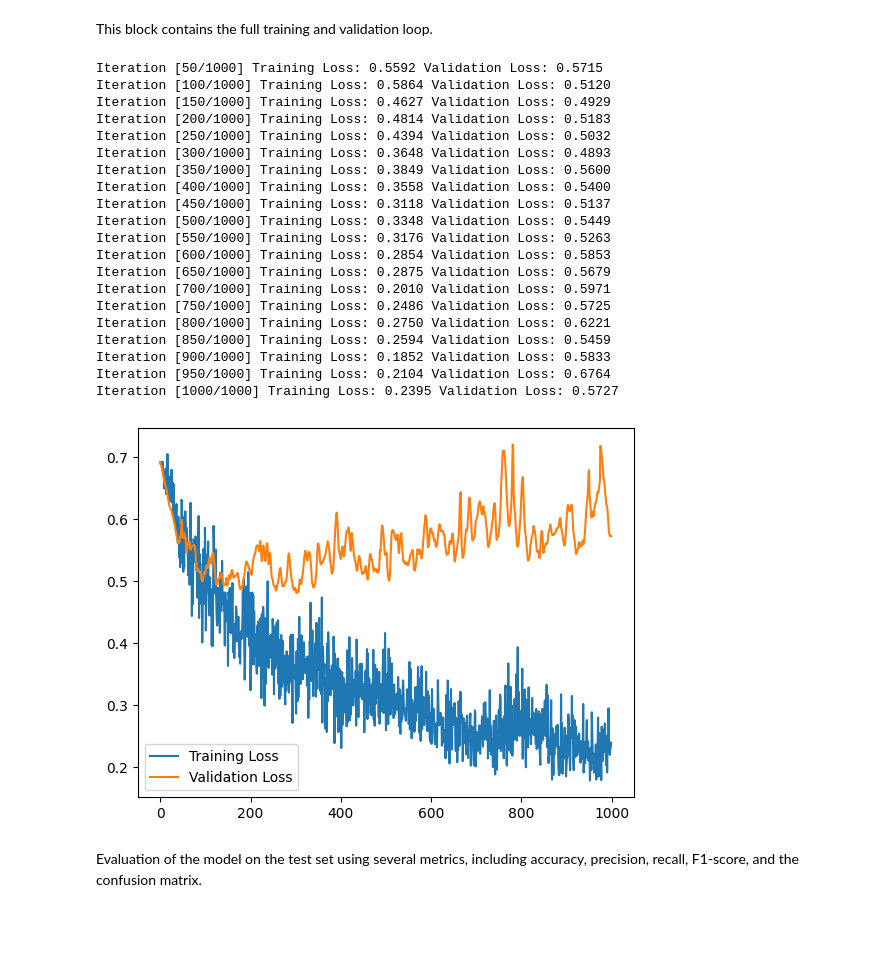
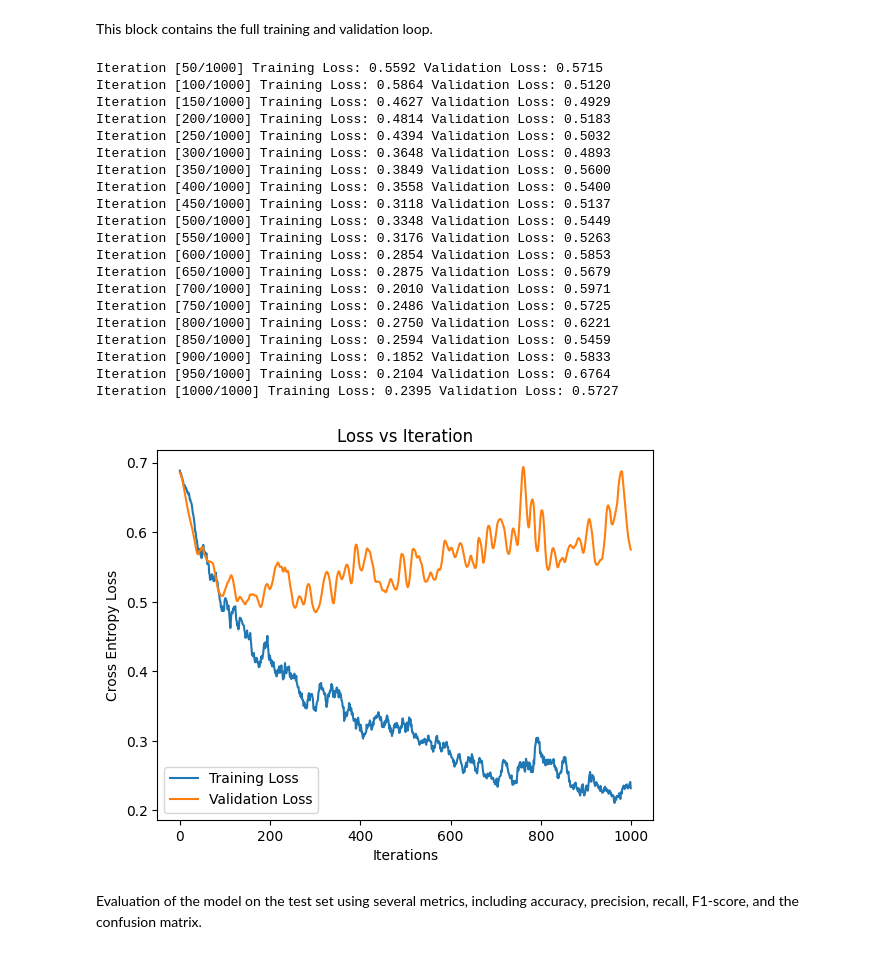
Before and after one commit to dodicodes1/Project_D0042E, a Jupyter notebook: LSTM_project.ipynb, the cells around one changed output. Saved outputs shown, nothing was run; the diff lists cells and outputs as text; code cells hidden in the pictures; blank space fills up the shorter version.

Commit message:
Changed the loss plot

```diff
--- a/LSTM_project.ipynb
+++ b/LSTM_project.ipynb
@@ -357,36 +357,57 @@ for iteration in range(iterations):
         best_model = deepcopy(model)
 
     # Print loss every 50:th iteration
     if (iteration+1)%50 == 0:
         print(f"Iteration [{iteration+1}/{iterations}] Training Loss: {training_loss:.4f} Validation Loss: {validation_loss:.4f}")
 
+
+# Function that smooths the input through a moving average
+def smooth(lst, w):
+    smoothed = []
+
+    for i in range(len(lst)):
+        # Define window start/stop
+        start = max(0, i - w // 2)
+        end = min(len(lst), i + w // 2 + 1)
+
+        # crop a window and average it
+        window = lst[start:end]
+        smoothed.append(sum(window) / len(window))
+
+    return smoothed
+
 # Plot loss curves
-plt.plot(training_losses, label = "Training Loss")
-plt.plot(validation_losses, label = "Validation Loss")
+smoothed_training_loss = smooth(training_losses,11)
+plt.plot(smoothed_training_loss, label = "Training Loss")
+smoothed_validation_losses = smooth(validation_losses,11)
+plt.plot(smoothed_validation_losses, label = "Validation Loss")
+plt.ylabel("Cross Entropy Loss")
+plt.xlabel("Iterations")
+plt.title("Loss vs Iteration")
 plt.legend()
 plt.show()
 # %% [output]
 Iteration [50/1000] Training Loss: 0.5592 Validation Loss: 0.5715
 Iteration [100/1000] Training Loss: 0.5864 Validation Loss: 0.5120
 Iteration [150/1000] Training Loss: 0.4627 Validation Loss: 0.4929
 Iteration [200/1000] Training Loss: 0.4814 Validation Loss: 0.5183
 Iteration [250/1000] Training Loss: 0.4394 Validation Loss: 0.5032
 Iteration [300/1000] Training Loss: 0.3648 Validation Loss: 0.4893
 Iteration [350/1000] Training Loss: 0.3849 Validation Loss: 0.5600
 Iteration [400/1000] Training Loss: 0.3558 Validation Loss: 0.5400
 Iteration [450/1000] Training Loss: 0.3118 Validation Loss: 0.5137
 Iteration [500/1000] Training Loss: 0.3348 Validation Loss: 0.5449
 Iteration [550/1000] Training Loss: 0.3176 Validation Loss: 0.5263
 Iteration [600/1000] Training Loss: 0.2854 Validation Loss: 0.5853
 Iteration [650/1000] Training Loss: 0.2875 Validation Loss: 0.5679
 Iteration [700/1000] Training Loss: 0.2010 Validation Loss: 0.5971
 Iteration [750/1000] Training Loss: 0.2486 Validation Loss: 0.5725
 Iteration [800/1000] Training Loss: 0.2750 Validation Loss: 0.6221
 Iteration [850/1000] Training Loss: 0.2594 Validation Loss: 0.5459
 Iteration [900/1000] Training Loss: 0.1852 Validation Loss: 0.5833
 Iteration [950/1000] Training Loss: 0.2104 Validation Loss: 0.6764
 Iteration [1000/1000] Training Loss: 0.2395 Validation Loss: 0.5727
-[figure, old version]
+[figure, new version]
 # %% [markdown]
 Evaluation of the model on the test set using several metrics, including accuracy, precision, recall, F1-score, and the confusion matrix.
 # %%
```
